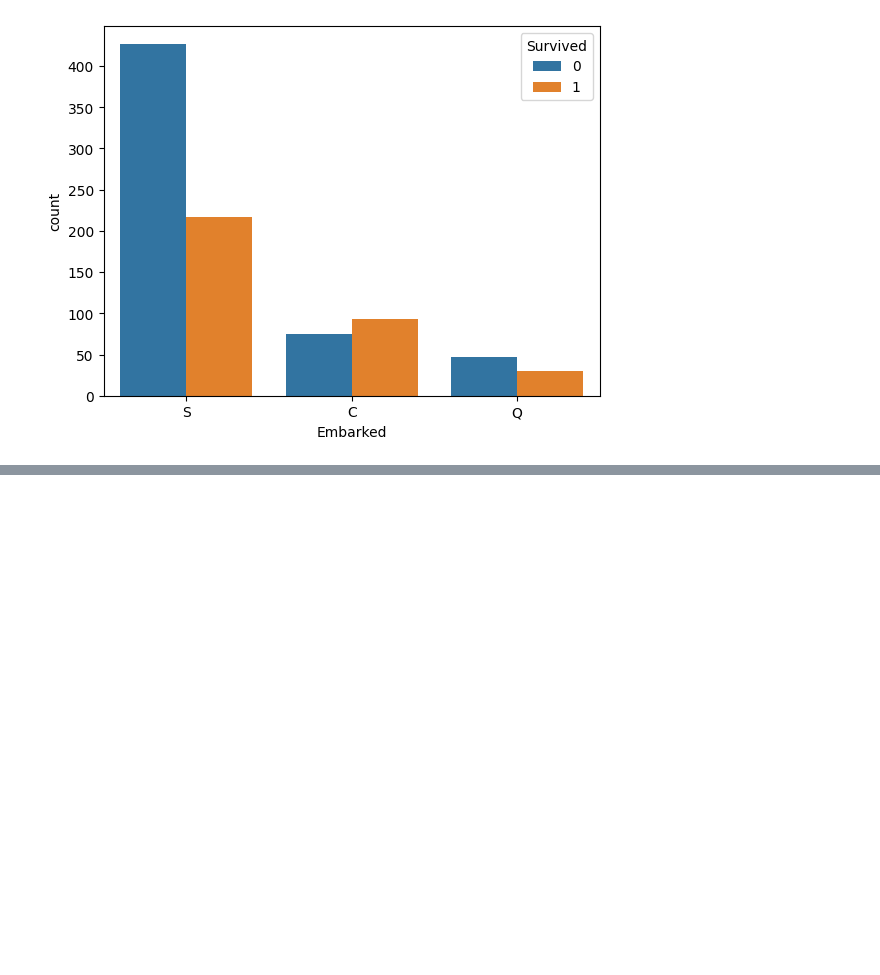
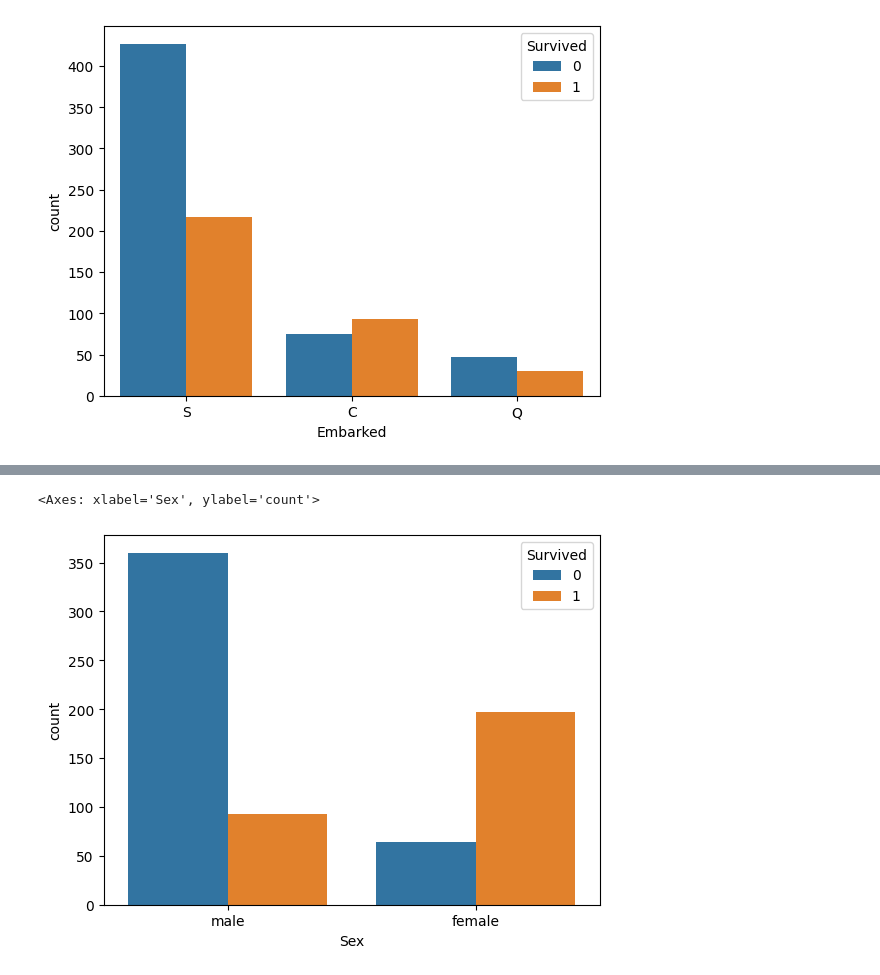
Before and after one commit to gpjrr/MLTitanic, a Jupyter notebook: TinanicPractice.ipynb, the cells around one changed output, grey strips where cells are left out. Cells and saved outputs as stored; diff of their text form; code cells hidden in the pictures; blank space fills up the shorter version.

```diff
--- a/TinanicPractice.ipynb
+++ b/TinanicPractice.ipynb
@@ -116,0 +173,8 @@ sns.countplot(x='Embarked', hue='Survived', data=df)
+# %%
+sns.countplot(
+    x='Sex',
+    hue='Survived',
+    data=df[df['Age'].notnull()],)
+# %% [output]
+<Axes: xlabel='Sex', ylabel='count'>
+[figure, added]
```
Also changed, not shown: parts of 10 cells of this notebook, 1 other file.
